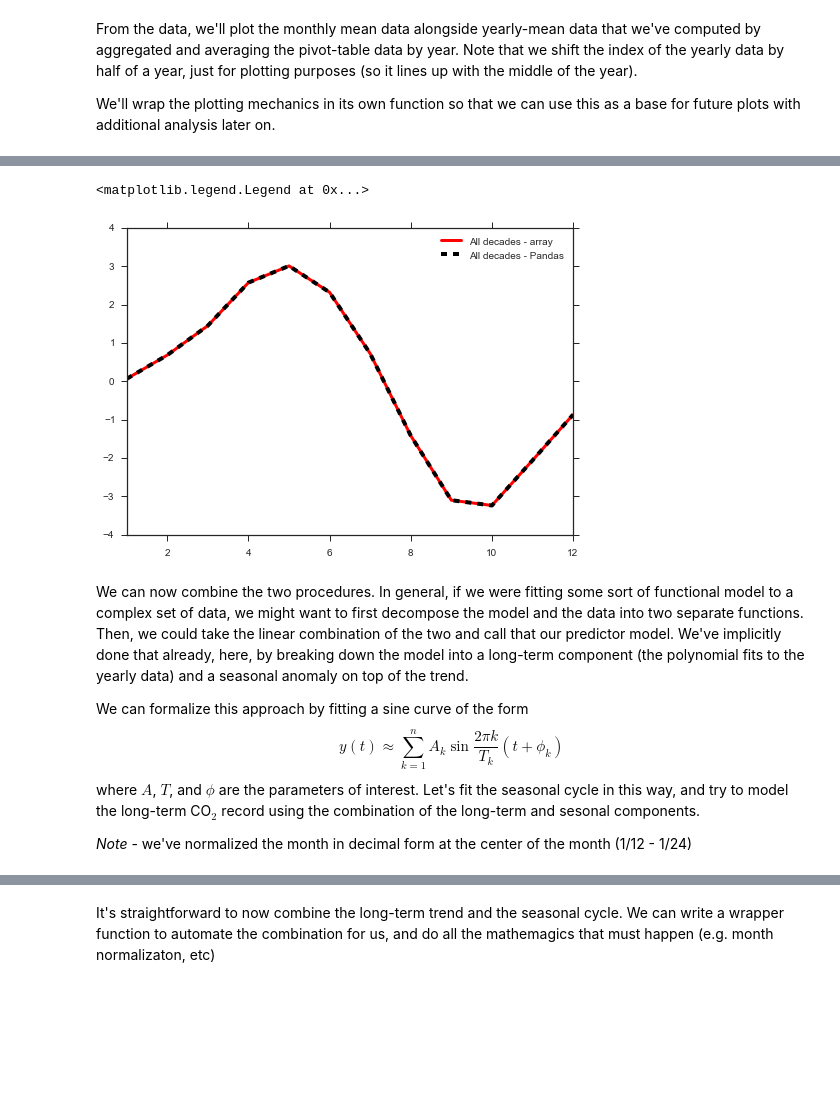
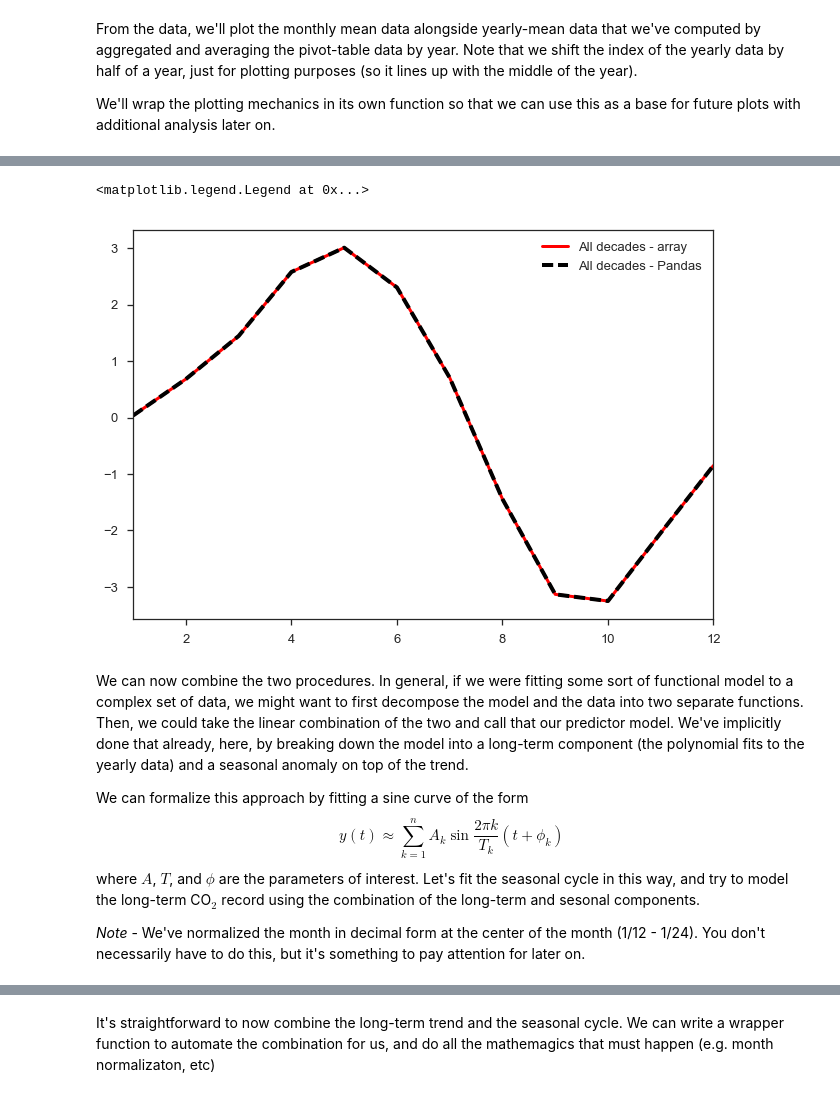
Before and after one commit to darothen/128.806_CME, a Jupyter notebook: soln/solution_with_notes.ipynb, the cells around one changed output, grey strips where cells are left out. Drawn from its saved outputs; the diff is of its cells as text; code cells hidden in the pictures; blank space fills up the shorter version.

```diff
--- a/soln/solution_with_notes.ipynb
+++ b/soln/solution_with_notes.ipynb
@@ -24,4 +23,5 @@ Visualization library imports - Matplotlib with Seaborn for aesthetic tweaks
 %matplotlib inline
 import matplotlib.pyplot as plt
 import seaborn as sns
-sns.set(style='ticks', palette='dark')
+# Set some plot aesthetics
+plt.style.use(['seaborn-ticks', 'seaborn-talk'])
@@ -38,7 +62,8 @@ mauna_loa = pd.read_table("co2_mm_mlo.txt", header=None,
                           names=["year", "month", "decimal_date",
                                  "average", "interpolated",
                                  "trend_seas_corr", "missing_days"],
-                          delim_whitespace=True, na_values=[-99.99])
+                          delim_whitespace=True, na_values=[-99.99],
+                          comment="#")
 
 mauna_loa_pt = pd.pivot_table(mauna_loa, index=['year', 'month'])
 year_groups = mauna_loa.groupby('year')
@@ -156,35 +183,37 @@ Note that we have to do a little bit of index magic to make sure that we sort th
 # %%
 data = mauna_loa.average_detrend[:]
 year0  = mauna_loa.year.ix[0]
 month0 = mauna_loa.month.ix[0]
 
 monthly_average = np.zeros(12)
 for month in xrange(12):
     monthly_data = data[month::12] # take every 12th element, starting
                                    # at the month we're on
     # Carefully arrange the averages into the proper
     # index in `monthly_average`, based on what the
     # first month in the dataset is
     idx = (month + month0)
-    if idx >= 12: idx -= 12
+    if idx >= 12:
+        idx = idx - 12 # You can also say 'idx -= 12', but that's not very
+                       # Pythonic
     monthly_average[idx-1] = np.mean(monthly_data)
     #print month, idx, np.mean(monthly_data)
 
 plt.plot(range(1, 13), monthly_average, '-r',
          label="All decades - array", lw=3)
 plt.plot(ml_mo_cycle.index, ml_mo_cycle['average_detrend'],
          '--k', label='All decades - Pandas', lw=4)
 plt.xlim(1, 12)
 plt.legend(loc='upper right')
 # %% [output]
 <matplotlib.legend.Legend at 0x...>
-[figure, old version]
+[figure, new version]
 # %% [markdown]
 We can now combine the two procedures. In general, if we were fitting some sort of functional model to a complex set of data, we might want to first decompose the model and the data into two separate functions. Then, we could take the linear combination of the two and call that our predictor model. We've implicitly done that already, here, by breaking down the model into a long-term component (the polynomial fits to the yearly data) and a seasonal anomaly on top of the trend.
 
 We can formalize this approach by fitting a sine curve of the form $$y(t) \approx \sum\limits_{k=1}^nA_k \sin \frac{2\pi k}{T_k}(t + \phi_k)$$ where $A$, $T$, and $\phi$ are the parameters of interest. Let's fit the seasonal cycle in this way, and try to model the long-term CO$_2$ record using the combination of the long-term and sesonal components.
 
-*Note* - we've normalized the month in decimal form at the center of the month (1/12 - 1/24)
+*Note* - We've normalized the month in decimal form at the center of the month (1/12 - 1/24). You don't necessarily have to do this, but it's something to pay attention for later on.
 # %%
 ## Drop NaNs from the data since it messes up the
 ## numerical routines
```
Also changed, not shown: parts of 66 cells of this notebook, 39 other files.
